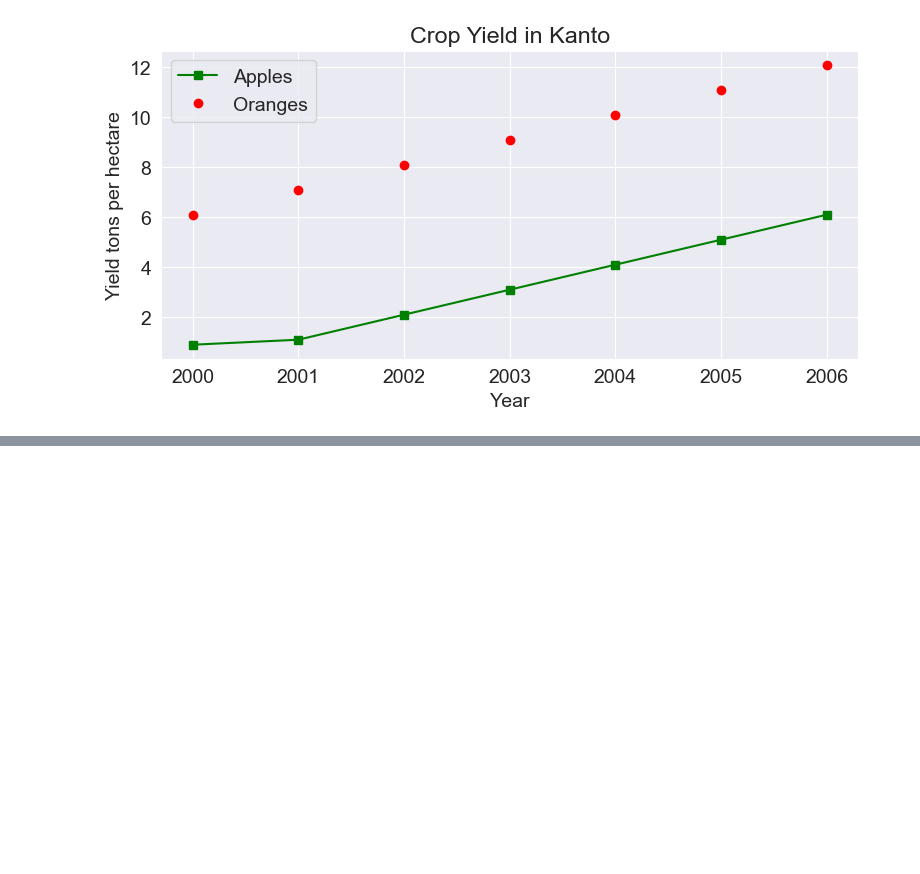
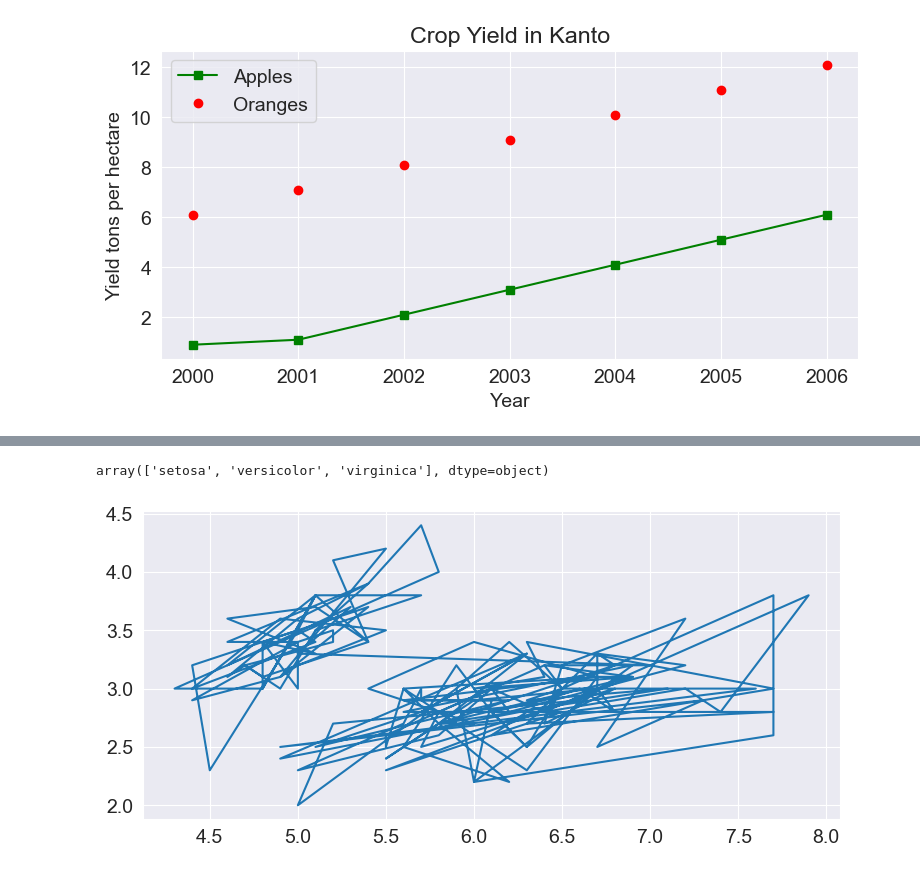
Before and after one commit to BetulAlbayrak1999/Pandas-Numpy-DataVisualization, a Jupyter notebook: Visualization with Matplotlib and Seaborn.ipynb, the cells around one changed output, grey strips where cells are left out. Drawn from its saved outputs; the diff is of its cells as text; code cells hidden in the pictures; blank space fills up the shorter version.

```diff
--- a/Visualization with Matplotlib and Seaborn.ipynb
+++ b/Visualization with Matplotlib and Seaborn.ipynb
@@ -134,0 +137,5 @@ plt.legend(["Apples", "Oranges"]);
+# %%
+# scatter plot used to show points on two dimentional grid
+
+flower_df=sns.load_dataset("iris")
+flower_df
@@ -134,0 +156,8 @@ plt.legend(["Apples", "Oranges"]);
+# %%
+flower_df.species.unique()
+# %% [output]
+array(['setosa', 'versicolor', 'virginica'], dtype=object)
+# %%
+plt.plot(flower_df.sepal_length, flower_df.sepal_width);
+# %% [output]
+[figure, added]
```
Also changed, not shown: parts of 6 cells of this notebook.
